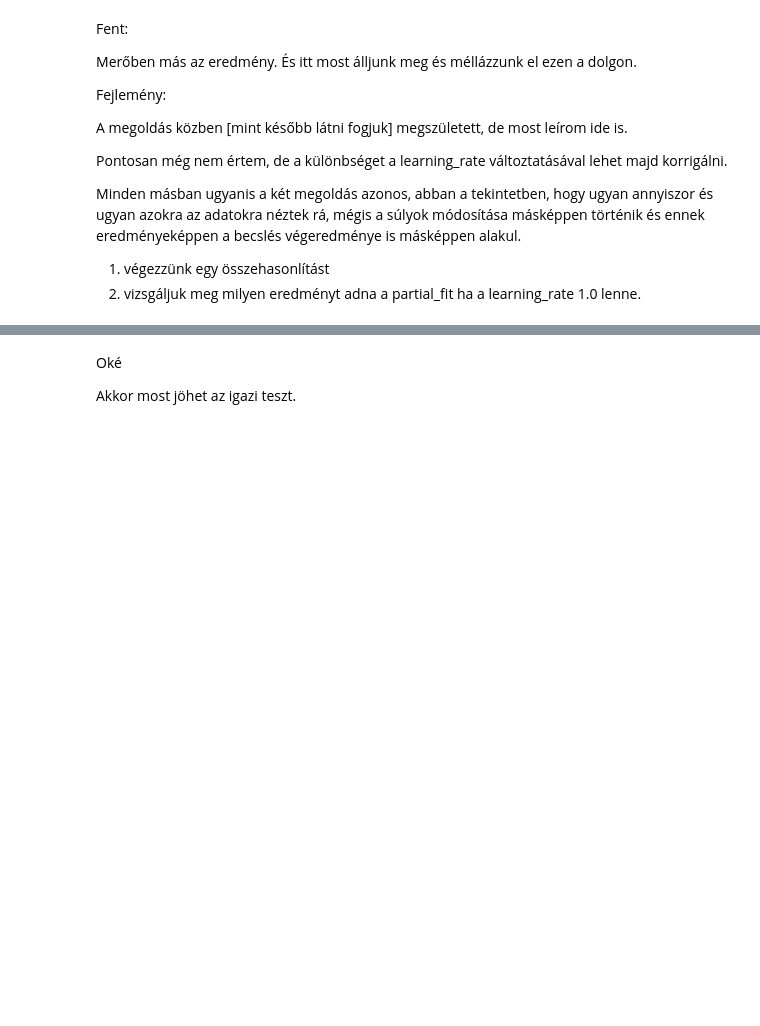
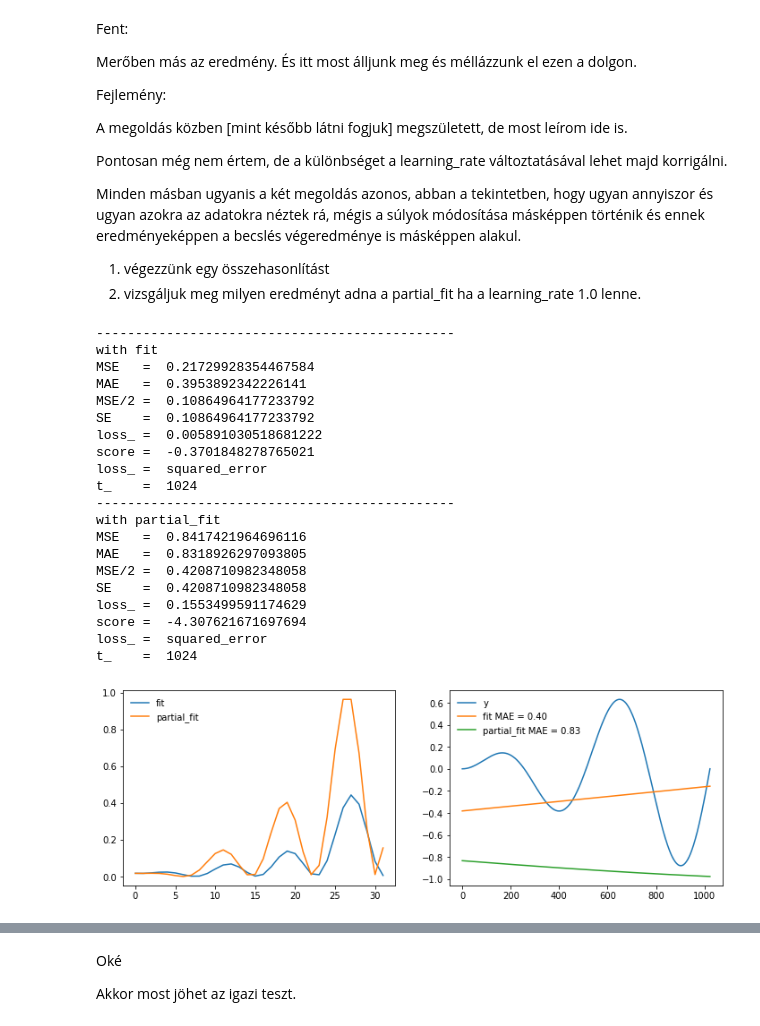
Before and after one commit to JoDeMiro/DeepLearningIntroduction, a Jupyter notebook: MLPRegressor_Study.ipynb, the cells around one changed output, grey strips where cells are left out. Cells and saved outputs as stored; diff of their text form; code cells hidden in the pictures; blank space fills up the shorter version.

```diff
--- a/MLPRegressor_Study.ipynb
+++ b/MLPRegressor_Study.ipynb
@@ -383,6 +383,10 @@ for i in range(1, n_iter + 1):                              # <-- 1,33
   y_batch  = y[(i-1)*batch_size:i*batch_size]
 
   partial.fit(_x_batch, y_batch)                            # <-- fit (!)
+
+import copy
+
+partial_model_with_fit = copy.deepcopy(partial)             # <-- save later
 # %%
 partial_pred = partial.predict(_x)
 partial_error = mean_squared_error(y, partial_pred)
@@ -456,6 +460,10 @@ for i in range(1, n_iter + 1):                              # <-- 1,33
   y_batch  = y[(i-1)*batch_size:i*batch_size]
 
   partial.partial_fit(_x_batch, y_batch)                    # <-- javítva (!)
+
+import copy
+
+partial_model_with_partial_fit = copy.deepcopy(partial)     # <-- save later
 # %%
 partial_pred = partial.predict(_x)
 partial_error = mean_squared_error(y, partial_pred)
@@ -503,3 +511,69 @@ Minden másban ugyanis a két megoldás azonos, abban a tekintetben, hogy ugyan
 
 1. végezzünk egy összehasonlítást
 2. vizsgáljuk meg milyen eredményt adna a partial_fit ha a learning_rate 1.0 lenne.
+# %%
+partial_pred1 = partial_model_with_fit.predict(_x)                    # <- model 1
+partial_error1 = mean_squared_error(y, partial_pred1)
+partial_error1_ = mean_absolute_error(y, partial_pred1)
+partial_score1   = partial_model_with_fit.score(_x, y)
+partial_error1__  = ((y - partial_pred1) ** 2).mean() / 2
+
+partial_pred2 = partial_model_with_partial_fit.predict(_x)            # <- model 2
+partial_error2 = mean_squared_error(y, partial_pred2)
+partial_error2_ = mean_absolute_error(y, partial_pred2)
+partial_score2   = partial_model_with_partial_fit.score(_x, y)
+partial_error2__  = ((y - partial_pred2) ** 2).mean() / 2
+
+print('----------------------------------------------')
+print('with fit')
+print('MSE   = ', partial_error1)
+print('MAE   = ', partial_error1_)
+print('MSE/2 = ', partial_error1/2)
+print('SE    = ', partial_error1__)
+print('loss_ = ', partial_model_with_fit.loss_)
+print('score = ', partial_score1)
+print('loss_ = ', partial_model_with_fit.loss)
+print('t_    = ', partial_model_with_fit.t_)
+
+print('----------------------------------------------')
+print('with partial_fit')
+print('MSE   = ', partial_error2)
+print('MAE   = ', partial_error2_)
+print('MSE/2 = ', partial_error2/2)
+print('SE    = ', partial_error2__)
+print('loss_ = ', partial_model_with_partial_fit.loss_)
+print('score = ', partial_score2)
+print('loss_ = ', partial_model_with_partial_fit.loss)
+print('t_    = ', partial_model_with_partial_fit.t_)
+
+fig, (ax1, ax2) = plt.subplots(1, 2, figsize = (12, 4))
+ax1.plot(partial_model_with_fit.loss_curve_, label = 'fit')
+ax1.plot(partial_model_with_partial_fit.loss_curve_, label = 'partial_fit')
+ax1.legend(frameon = False)
+ax2.plot(y, label = 'y')
+ax2.plot(partial_pred1, label = 'fit ' + str('MAE = {:.2f}'.format(partial_error1_)))
+ax2.plot(partial_pred2, label = 'partial_fit ' + str('MAE = {:.2f}'.format(partial_error2_)))
+ax2.legend(frameon = False)
+plt.show()
+# %% [output]
+----------------------------------------------
+with fit
+MSE   =  0.21729928354467584
+MAE   =  0.3953892342226141
+MSE/2 =  0.10864964177233792
+SE    =  0.10864964177233792
+loss_ =  0.005891030518681222
+score =  -0.3701848278765021
+loss_ =  squared_error
+t_    =  1024
+----------------------------------------------
+with partial_fit
+MSE   =  0.8417421964696116
+MAE   =  0.8318926297093805
+MSE/2 =  0.4208710982348058
+SE    =  0.4208710982348058
+loss_ =  0.1553499591174629
+score =  -4.307621671697694
+loss_ =  squared_error
+t_    =  1024
+[figure, added]
```
Also changed, not shown: parts of 18 cells of this notebook.
